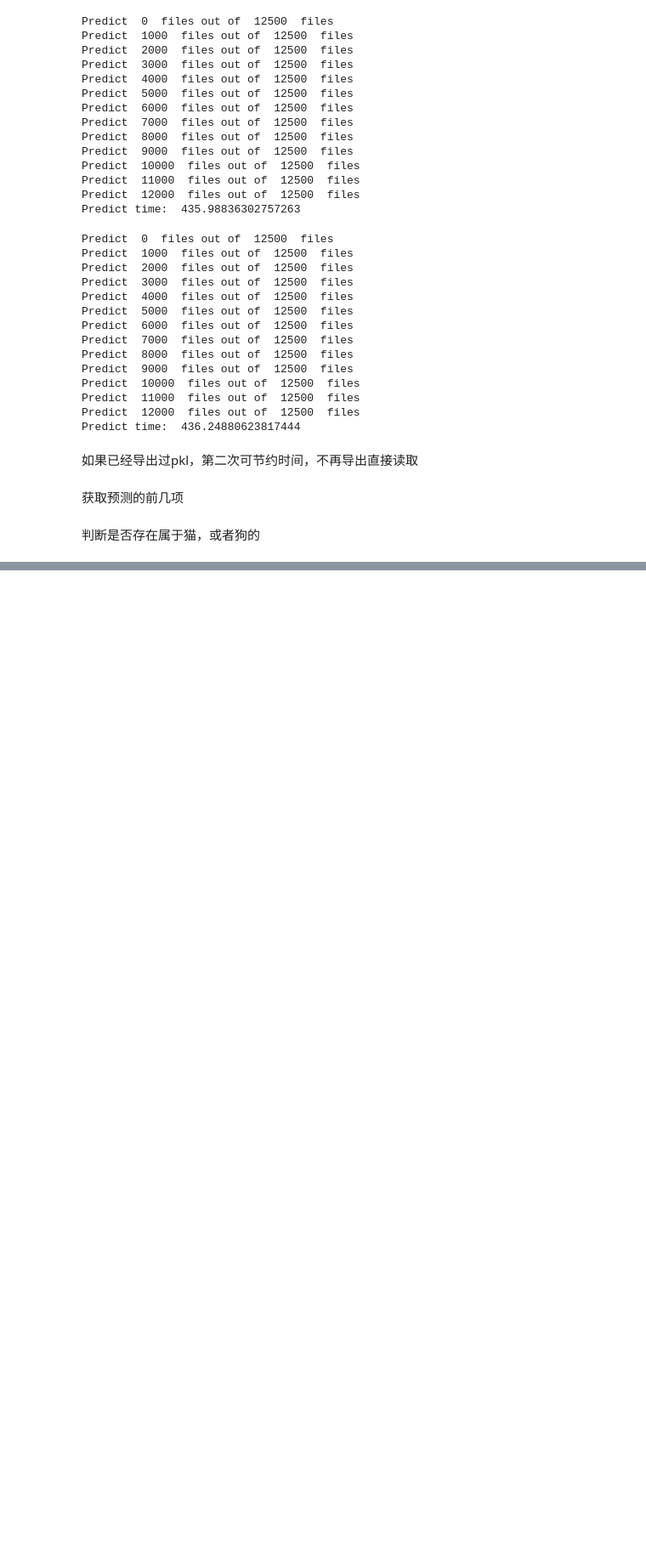
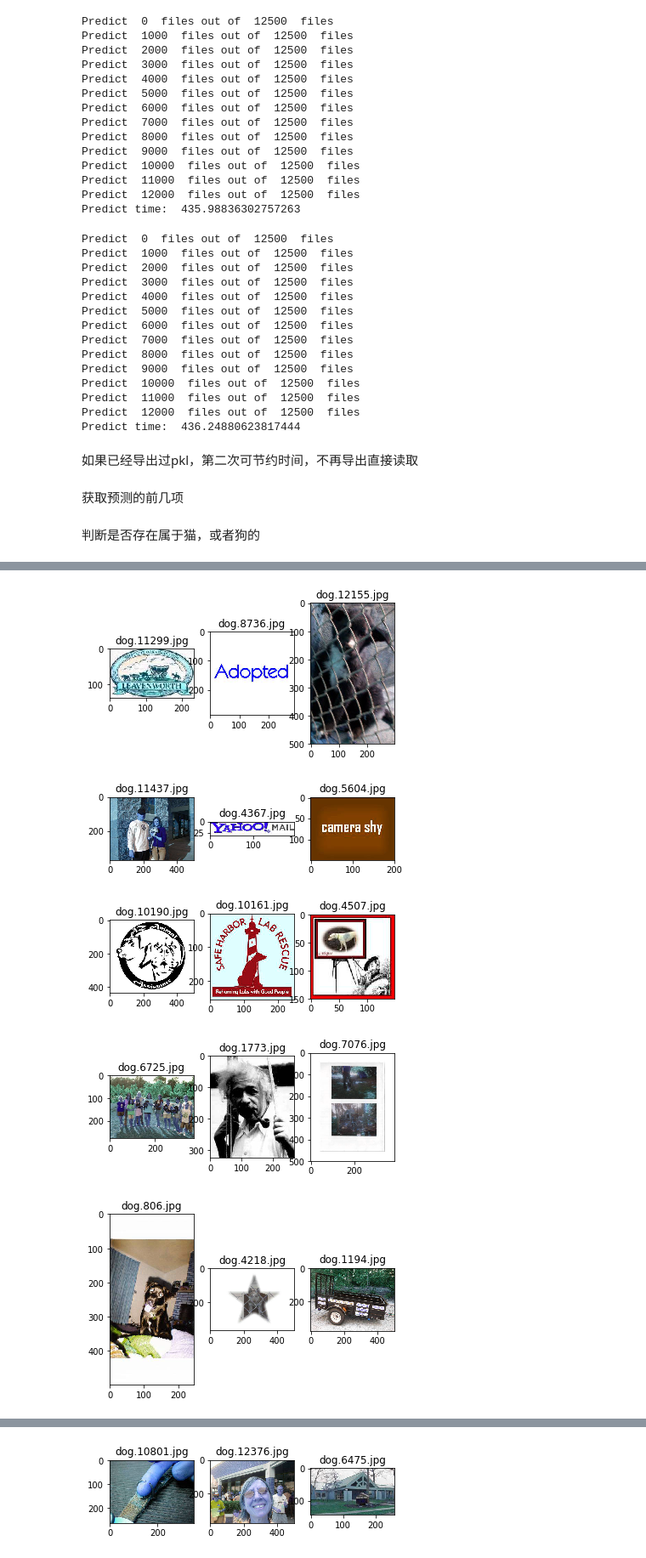
Before and after one commit to htliujy/capstone_dogs_vs_cats, a Jupyter notebook: 2_abnormal_img_detection.ipynb, the cells around one changed output, grey strips where cells are left out. Shown at 85% size. Cells and saved outputs as stored; diff of their text form; code cells hidden in the pictures; blank space fills up the shorter version.

```diff
--- a/2_abnormal_img_detection.ipynb
+++ b/2_abnormal_img_detection.ipynb
@@ -243,0 +246,8 @@ show_abnormal_imgs(abnormal_cats[:10])
+# %%
+dogs_fnames = show_abnormal_imgs(abnormal_dogs)
+# %% [output]
+[figure, added]
+[figure, added]
+[figure, added]
+[figure, added]
+[figure, added]
@@ -243,0 +255 @@ show_abnormal_imgs(abnormal_cats[:10])
+[figure, added]
```
Also changed, not shown: parts of 8 cells of this notebook, 4 other files.
